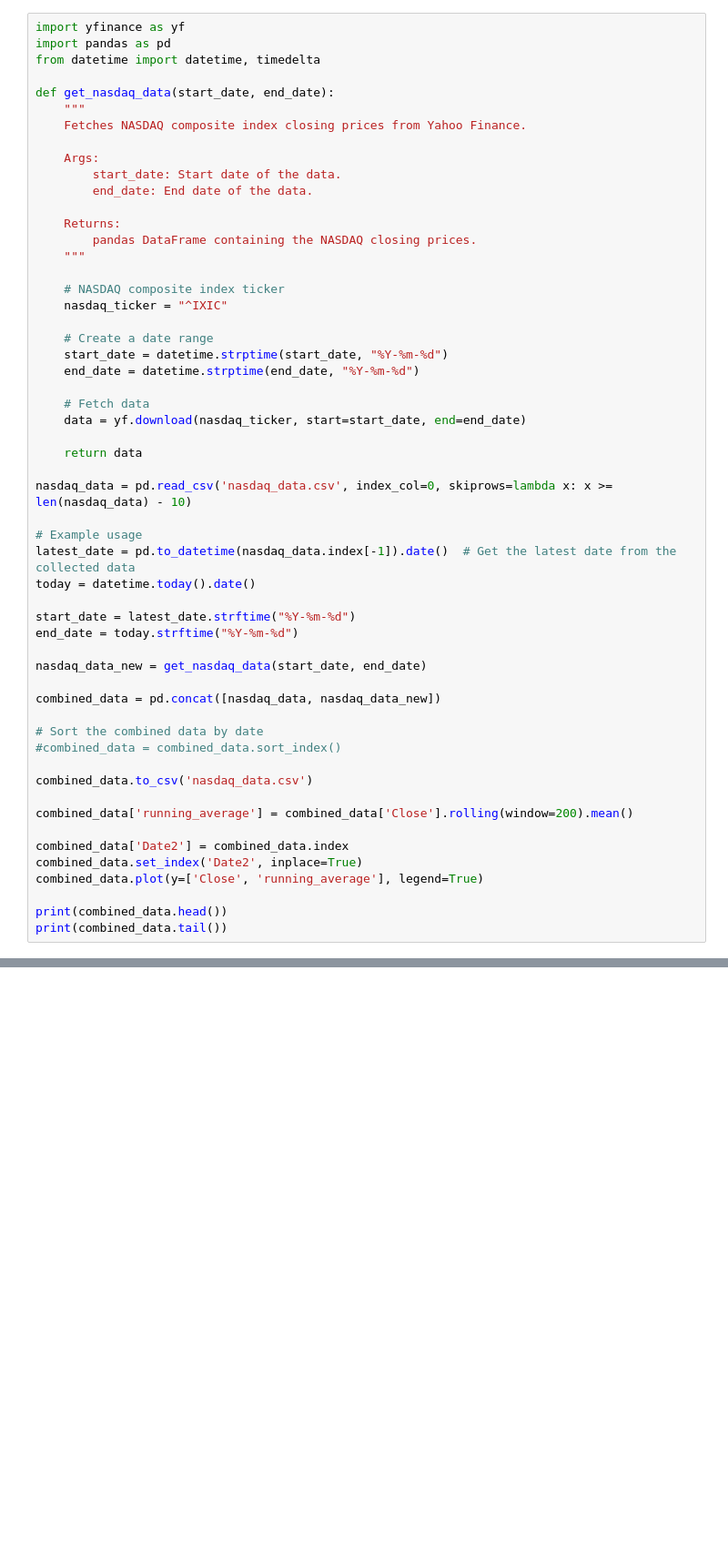
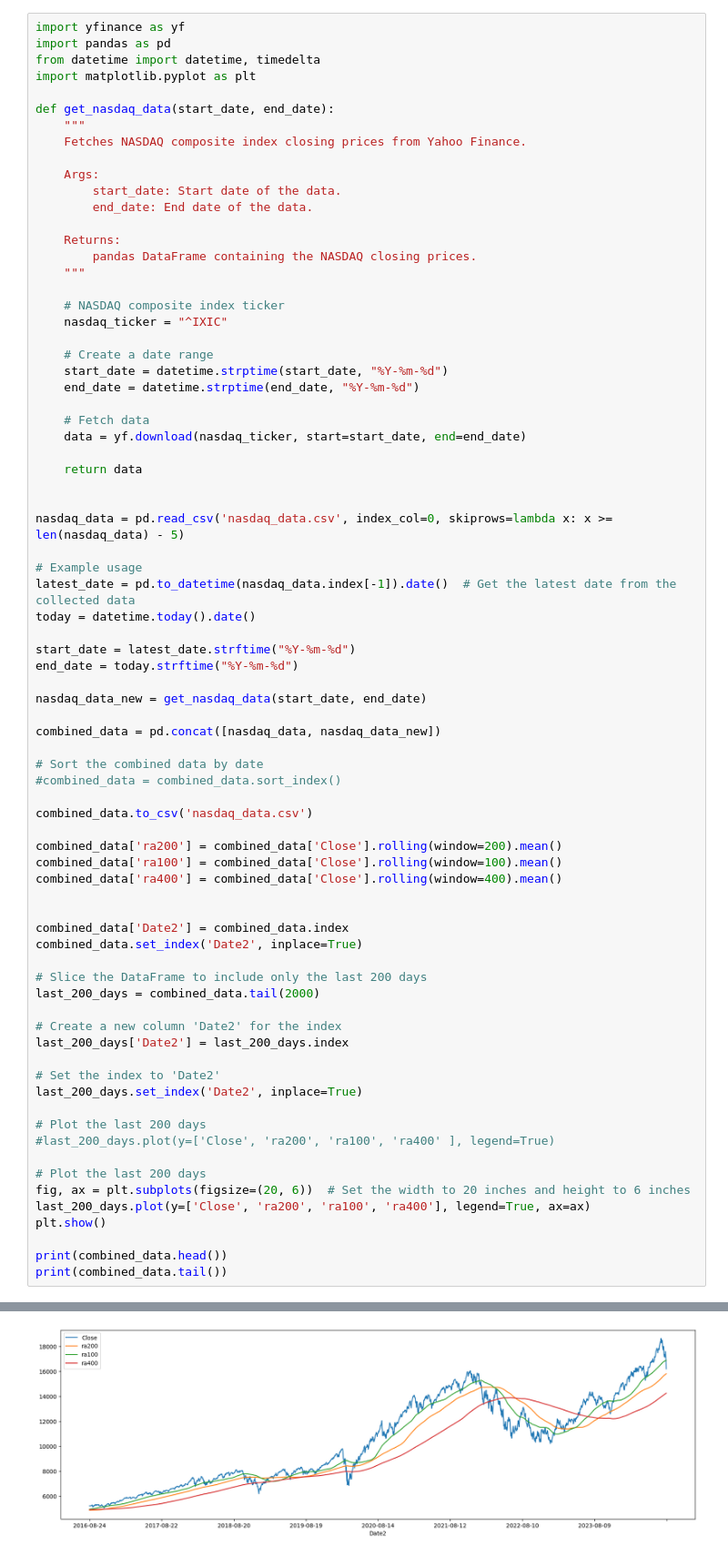
Before and after one commit to harmkenn/Python-Workbooks, a Jupyter notebook: Finance/BuySell.ipynb, the cells around one changed output, grey strips where cells are left out. Shown at 91% size. Drawn from its saved outputs; the diff is of its cells as text; blank space fills up the shorter version.

```diff
--- a/Finance/BuySell.ipynb
+++ b/Finance/BuySell.ipynb
@@ -39,6 +58,7 @@ print(nasdaq_data.tail())
 import yfinance as yf
 import pandas as pd
 from datetime import datetime, timedelta
+import matplotlib.pyplot as plt
 
 def get_nasdaq_data(start_date, end_date):
     """
@@ -64,7 +84,8 @@ def get_nasdaq_data(start_date, end_date):
 
     return data
 
-nasdaq_data = pd.read_csv('nasdaq_data.csv', index_col=0, skiprows=lambda x: x >= len(nasdaq_data) - 10)
+
+nasdaq_data = pd.read_csv('nasdaq_data.csv', index_col=0, skiprows=lambda x: x >= len(nasdaq_data) - 5)
 
 # Example usage
 latest_date = pd.to_datetime(nasdaq_data.index[-1]).date()  # Get the latest date from the collected data
@@ -82,11 +103,30 @@ combined_data = pd.concat([nasdaq_data, nasdaq_data_new])
 
 combined_data.to_csv('nasdaq_data.csv')
 
-combined_data['running_average'] = combined_data['Close'].rolling(window=200).mean()
+combined_data['ra200'] = combined_data['Close'].rolling(window=200).mean()
+combined_data['ra100'] = combined_data['Close'].rolling(window=100).mean()
+combined_data['ra400'] = combined_data['Close'].rolling(window=400).mean()
+
 
 combined_data['Date2'] = combined_data.index
 combined_data.set_index('Date2', inplace=True)
-combined_data.plot(y=['Close', 'running_average'], legend=True)
+
+# Slice the DataFrame to include only the last 200 days
+last_200_days = combined_data.tail(2000)
+
+# Create a new column 'Date2' for the index
+last_200_days['Date2'] = last_200_days.index
+
+# Set the index to 'Date2'
+last_200_days.set_index('Date2', inplace=True)
+
+# Plot the last 200 days
+#last_200_days.plot(y=['Close', 'ra200', 'ra100', 'ra400' ], legend=True)
+
+# Plot the last 200 days
+fig, ax = plt.subplots(figsize=(20, 6))  # Set the width to 20 inches and height to 6 inches
+last_200_days.plot(y=['Close', 'ra200', 'ra100', 'ra400'], legend=True, ax=ax)
+plt.show()
 
 print(combined_data.head())
 print(combined_data.tail())
@@ -95,3 +140,4 @@ print(combined_data.tail())
+[figure, new version]
                    Open         High          Low        Close    Adj Close  \
 Date2
 2004-01-02  2011.079956  2022.369995  1999.770020  2006.680054  2006.680054
```
Also changed, not shown: parts of 2 cells of this notebook, 2 other files.
